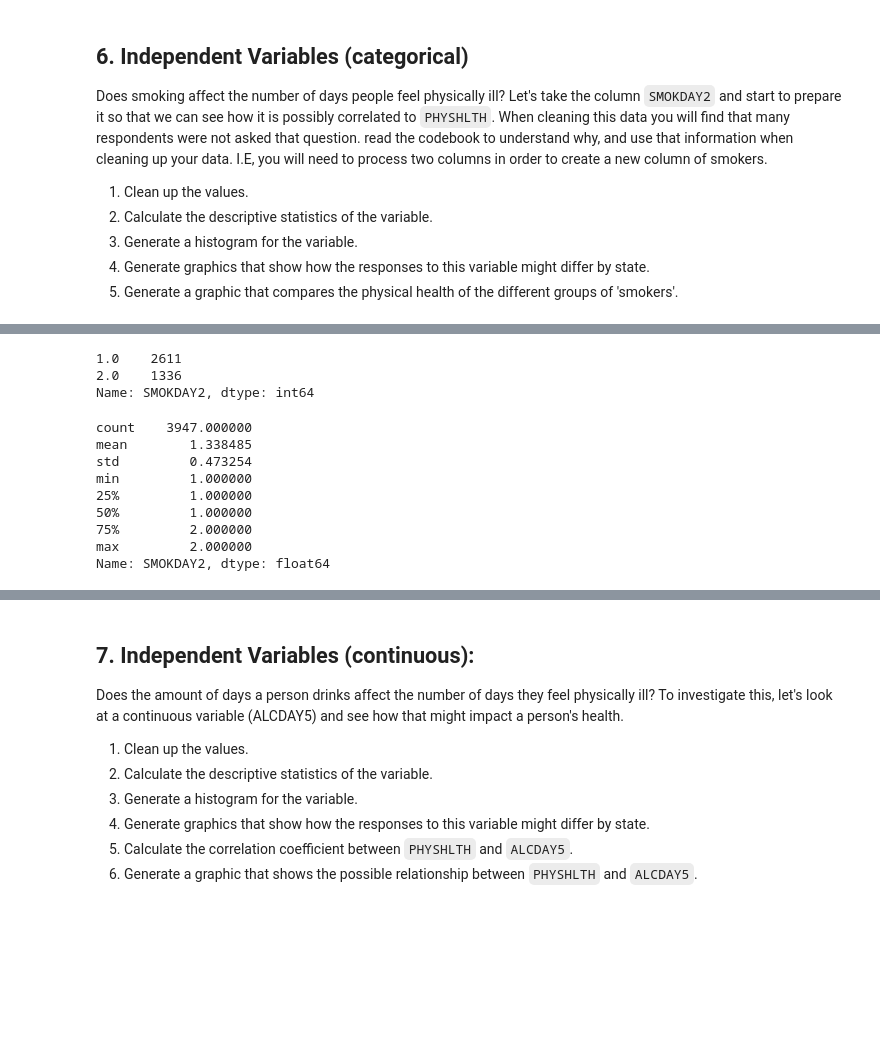
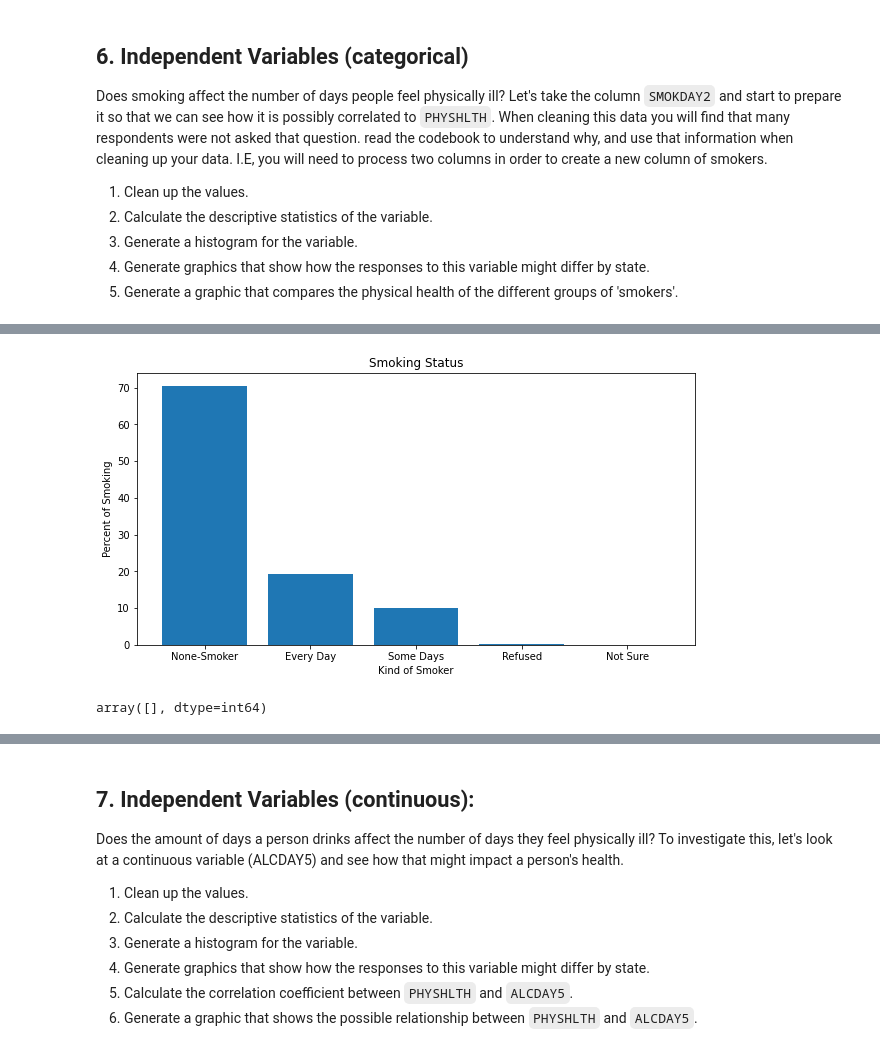
Before and after one commit to Astroraf/nyc-mhtn-ds-120720-lectures, a Jupyter notebook: Phase_1/STATS_case_study/Statistical_Tests_Applied.ipynb, the cells around one changed output, grey strips where cells are left out. Saved outputs shown, nothing was run; the diff lists cells and outputs as text; code cells hidden in the pictures; blank space fills up the shorter version.

```diff
--- a/Phase_1/STATS_case_study/Statistical_Tests_Applied.ipynb
+++ b/Phase_1/STATS_case_study/Statistical_Tests_Applied.ipynb
@@ -441,0 +468,3 @@ Name: SMOKDAY2, dtype: int64
+# %%
+df = df[~df.smoking.isna()]
+#~ means not: turns all trues and turns them to false and vice versa
@@ -442,5 +489,15 @@ Name: SMOKDAY2, dtype: int64
 # %%
-conditions = [df['smoking'] == 1.0, df['smoking'] == 2.0, df['State'] == 3.0, df['State'] == 7.0, df['State'] == 9.0]
-choices = ['Every Day', 'Some Days', 'Not at all', 'Not Sure', 'Refused']
+conditions = [df['smoking'] == 1.0,
+              df['smoking'] == 2.0,
+              df['smoking'] == 3.0,
+              df['smoking'] == 7.0,
+              df['smoking'] == 9.0]
+
+choices = ['Every Day',
+           'Some Days',
+           'None-Smoker',
+           'Not Sure',
+           'Refused']
+
 df['smoking'] = np.select(conditions, choices, default ='NA')
 # %%
@@ -450,38 +518,20 @@ AttributeError: 'DataFrame' object has no attribute 'df'
-# %%
-df['SMOKDAY2'].value_counts()
-# %% [output]
-1.0    2611
-2.0    1336
-Name: SMOKDAY2, dtype: int64
-# %%
-df['SMOKDAY2'].describe()
-# %% [output]
-count    3947.000000
-mean        1.338485
-std         0.473254
-min         1.000000
-25%         1.000000
-50%         1.000000
-75%         2.000000
-max         2.000000
-Name: SMOKDAY2, dtype: float64
+# %%
+pct_smoking = df['smoking'].value_counts(normalize=True)*100
 # %%
 # code to graph those proportion of differen smoking groups using matplotlib
 # create graphic to compare chronically sick by state
-fig, ax = plt.subplots(figsize = (8,4))
+fig, ax = plt.subplots(figsize = (10, 5))
 
-st_num = [9, 34, 36]
-States = ['CT', 'NJ', 'NY']
-# Plot a bar-chart of gold medals as a function of country
-ax.bar(x, y)
+ax.bar(pct_smoking.index, pct_smoking.values)
 
 # Set the x-axis tick labels to the country names
 
 # Set the y-axis label
-ax.set_xlabel('States')
-ax.set_ylabel('Frequency of people chronically ill')
-ax.set_title('Frequency of people per state')
-plt.xticks(st_num, States, size='small')
+ax.set_xlabel('Kind of Smoker')
+ax.set_ylabel('Percent of Smoking')
+ax.set_title('Smoking Status')
 
 
 plt.show()
+# %% [output]
+[figure, added]
@@ -491,0 +538,5 @@ plt.show()
+# %%
+gos = df.groupby(['State', 'smoking'])['Phys_hlth'].count()
+gos.loc[: ,['Non-Smoker']].values
+# %% [output]
+array([], dtype=int64)
```
Also changed, not shown: parts of 40 cells of this notebook.
